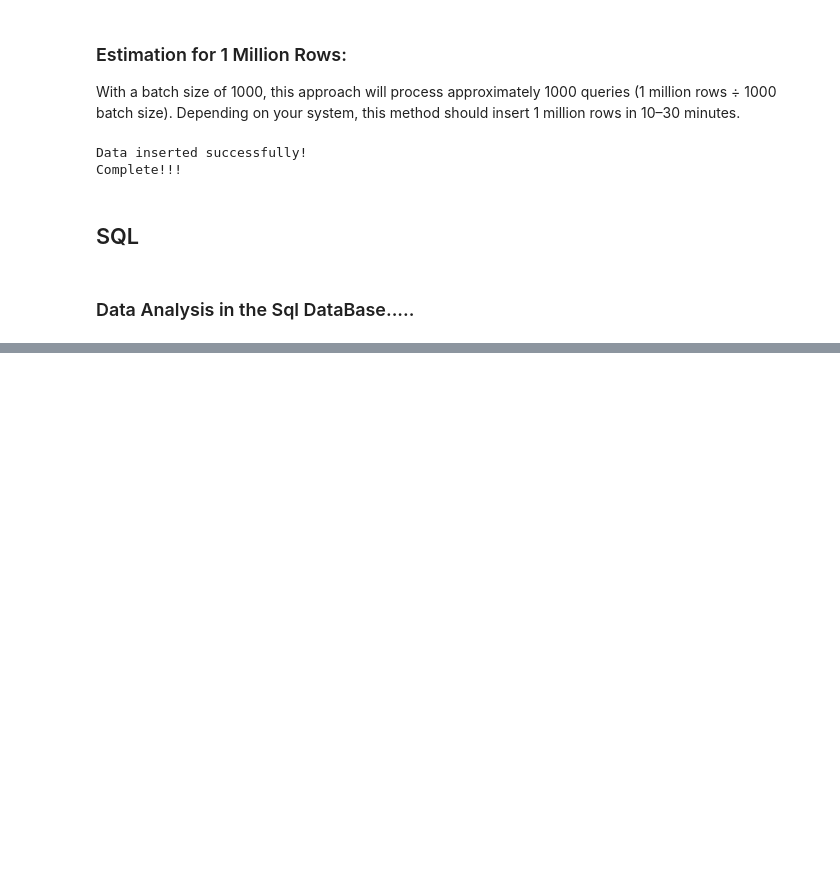
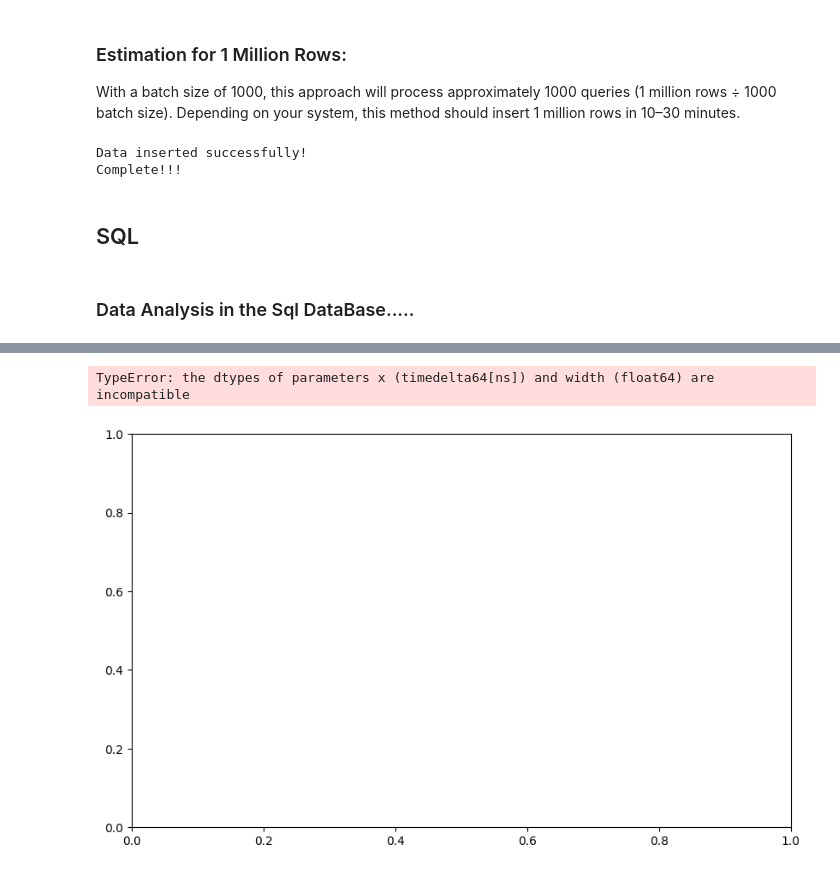
Before and after one commit to MalakaSupun/Crime-Data-Analysis-of-LAPD, a Jupyter notebook: Data_sets/sql_test_01.ipynb, the cells around one changed output, grey strips where cells are left out. Cells and saved outputs as stored; diff of their text form; code cells hidden in the pictures; blank space fills up the shorter version.

```diff
--- a/Data_sets/sql_test_01.ipynb
+++ b/Data_sets/sql_test_01.ipynb
@@ -308,0 +315,10 @@ Complete!!!
+# %%
+# Connect to MySQL
+conn = pymysql.connect(
+    host="localhost",
+    user="root",
+    password="MS@sltc",
+    database="LAPD_Crime_Data",
+    autocommit=True
+)
+print("Sucessfully connect....")
@@ -308,0 +327,9 @@ Complete!!!
+# %%
+from tqdm import tqdm
+
+# Add tqdm progress bar
+tqdm.pandas(desc="Executing Query")
+
+# Query the data
+query = "SELECT Time_OCC AS Hour, COUNT(*) AS CrimeCount FROM crime_data GROUP BY Hour ORDER BY Hour;"
+df = pd.read_sql(query, conn)
@@ -308,0 +366,12 @@ Complete!!!
+# %%
+
+# Plot the results
+plt.figure(figsize=(10, 6))
+plt.bar(df['Hour'], df['CrimeCount'], color='blue')
+plt.title('Crimes by Hour')
+plt.xlabel('Hour of Day')
+plt.ylabel('Crime Count')
+plt.show()
+# %% [output]
+TypeError: the dtypes of parameters x (timedelta64[ns]) and width (float64) are incompatible
+[figure, added]
```
Also changed, not shown: parts of 6 cells of this notebook.
